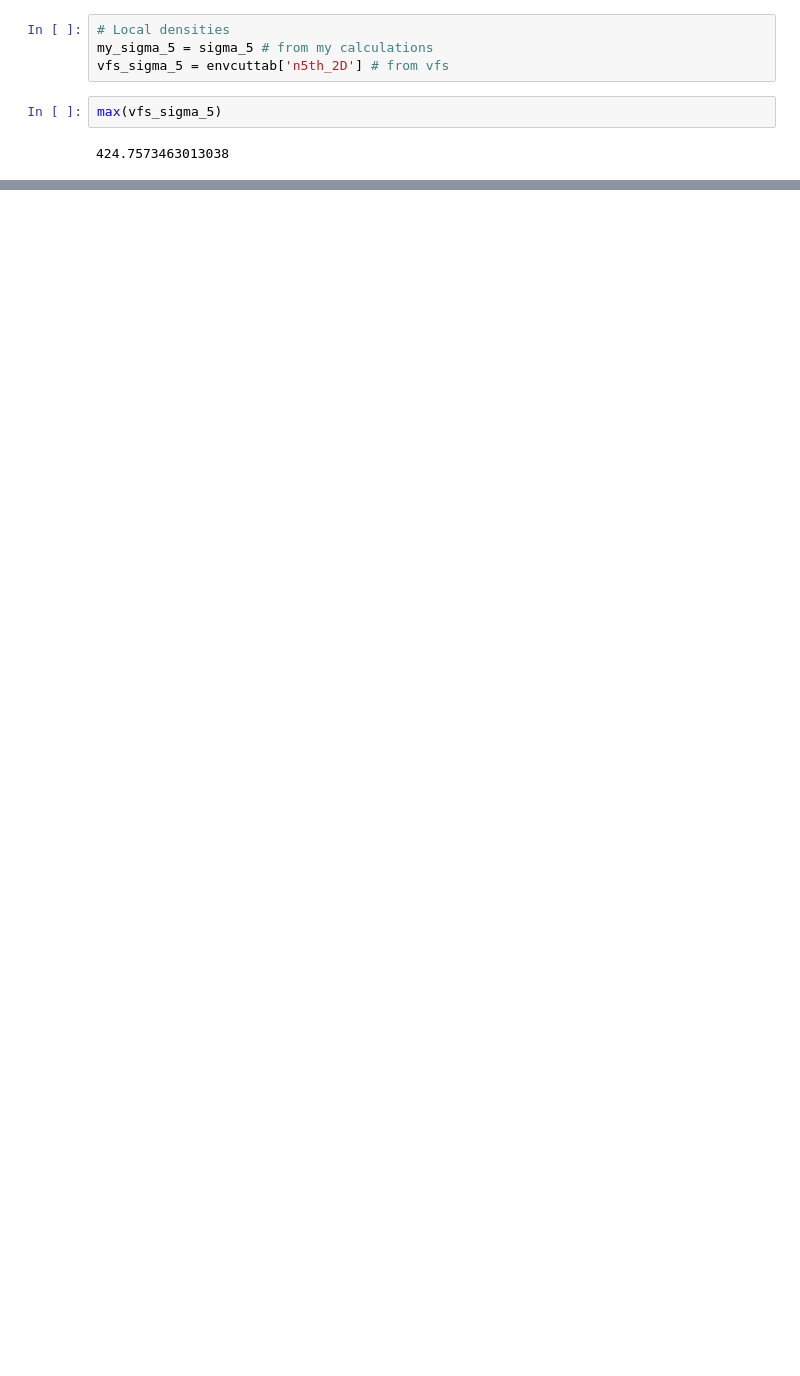
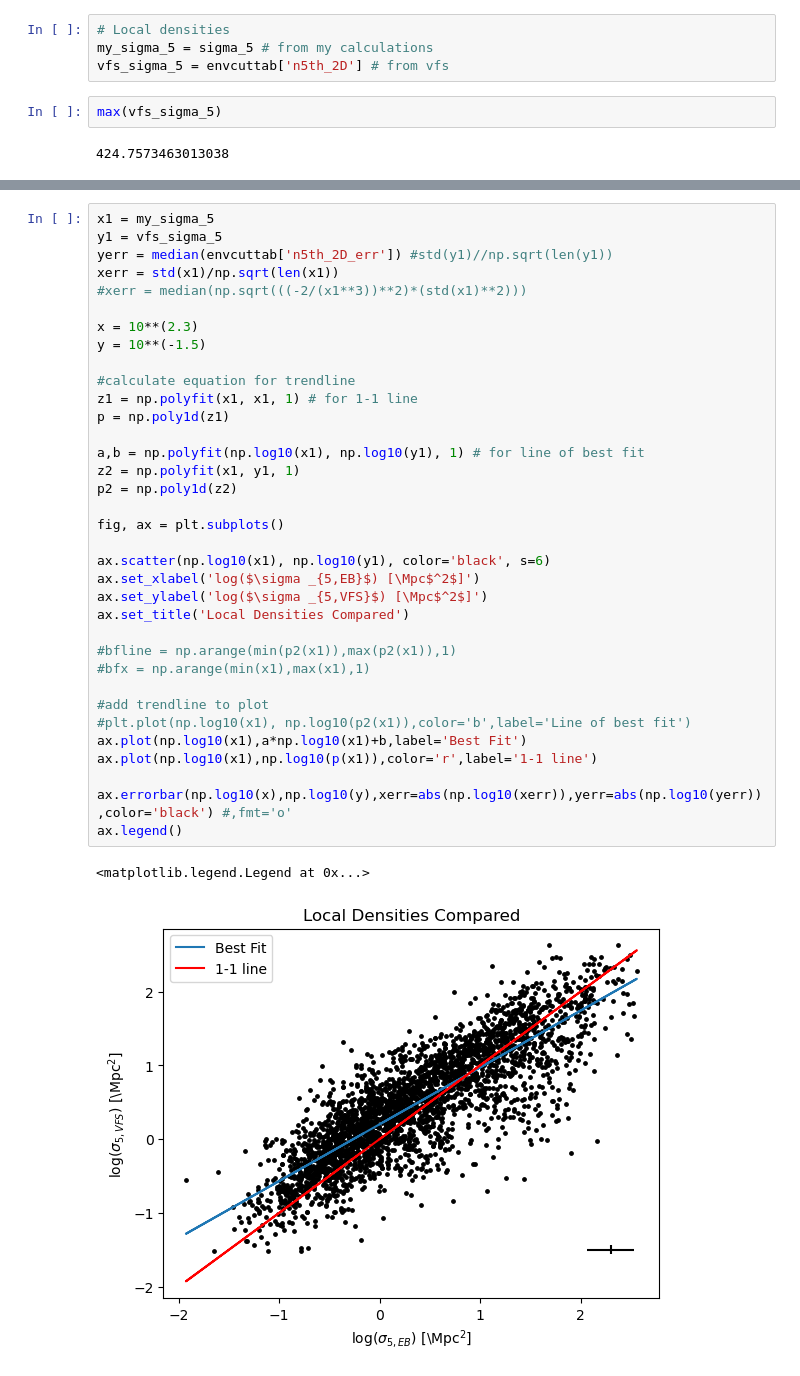
Before and after one commit to EvanBarkus/WISESize_Project, a Jupyter notebook: Castignani_LD.ipynb, the cells around one changed output, grey strips where cells are left out. Cells and saved outputs as stored; diff of their text form; blank space fills up the shorter version.

```diff
--- a/Castignani_LD.ipynb
+++ b/Castignani_LD.ipynb
@@ -270,0 +281,38 @@ plt.show()
+# %%
+x1 = my_sigma_5
+y1 = vfs_sigma_5
+yerr = median(envcuttab['n5th_2D_err']) #std(y1)//np.sqrt(len(y1))
+xerr = std(x1)/np.sqrt(len(x1))
+#xerr = median(np.sqrt(((-2/(x1**3))**2)*(std(x1)**2)))
+
+x = 10**(2.3)
+y = 10**(-1.5)
+
+#calculate equation for trendline
+z1 = np.polyfit(x1, x1, 1) # for 1-1 line
+p = np.poly1d(z1)
+
+a,b = np.polyfit(np.log10(x1), np.log10(y1), 1) # for line of best fit
+z2 = np.polyfit(x1, y1, 1)
+p2 = np.poly1d(z2)
+
+fig, ax = plt.subplots()
+
+ax.scatter(np.log10(x1), np.log10(y1), color='black', s=6)
+ax.set_xlabel('log($\sigma _{5,EB}$) [\Mpc$^2$]')
+ax.set_ylabel('log($\sigma _{5,VFS}$) [\Mpc$^2$]')
+ax.set_title('Local Densities Compared')
+
+#bfline = np.arange(min(p2(x1)),max(p2(x1)),1)
+#bfx = np.arange(min(x1),max(x1),1)
+
+#add trendline to plot
+#plt.plot(np.log10(x1), np.log10(p2(x1)),color='b',label='Line of best fit')
+ax.plot(np.log10(x1),a*np.log10(x1)+b,label='Best Fit')
+ax.plot(np.log10(x1),np.log10(p(x1)),color='r',label='1-1 line')
+
+ax.errorbar(np.log10(x),np.log10(y),xerr=abs(np.log10(xerr)),yerr=abs(np.log10(yerr)),color='black') #,fmt='o'
+ax.legend()
+# %% [output]
+<matplotlib.legend.Legend at 0x...>
+[figure, added]
```
Also changed, not shown: parts of 18 cells of this notebook.
